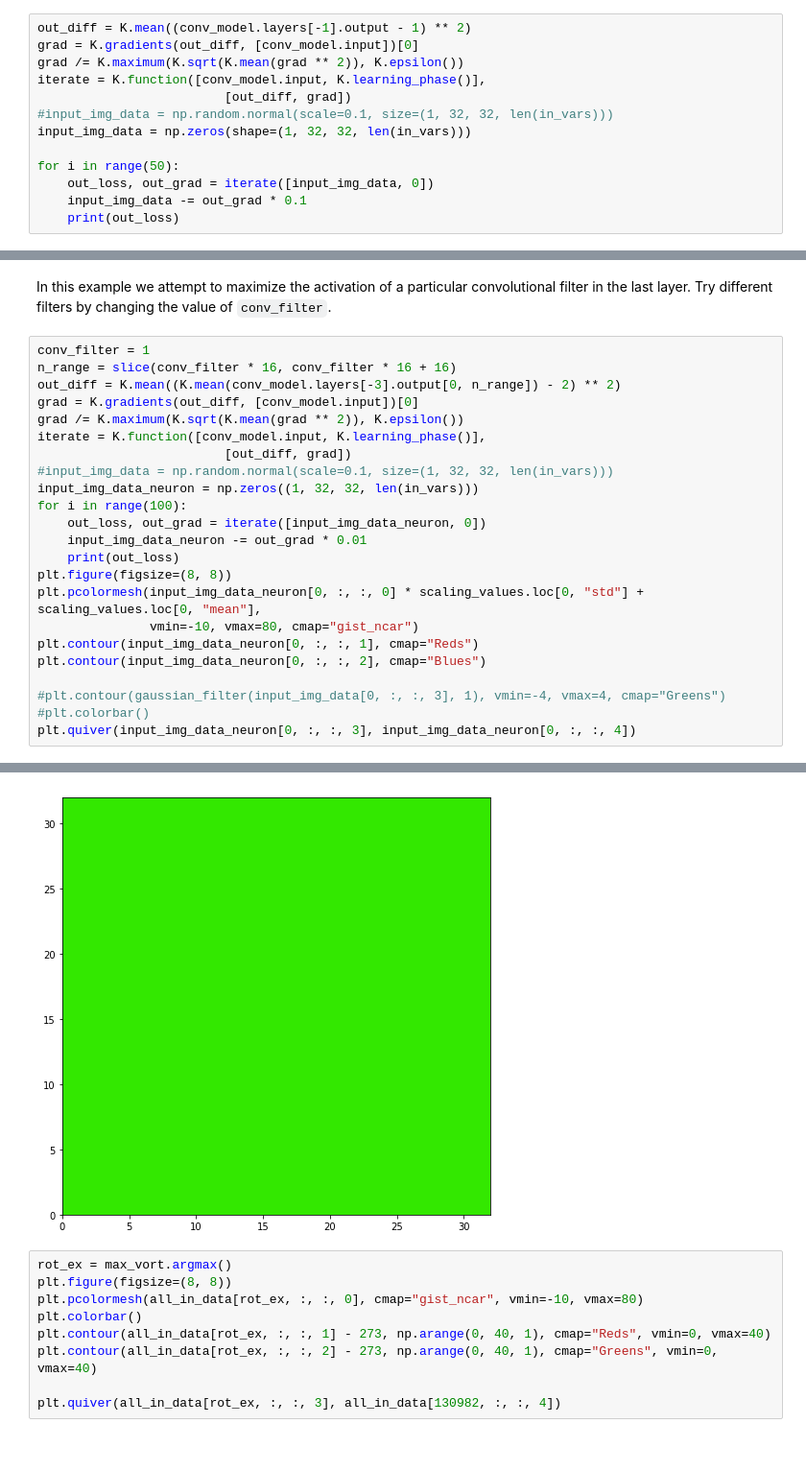
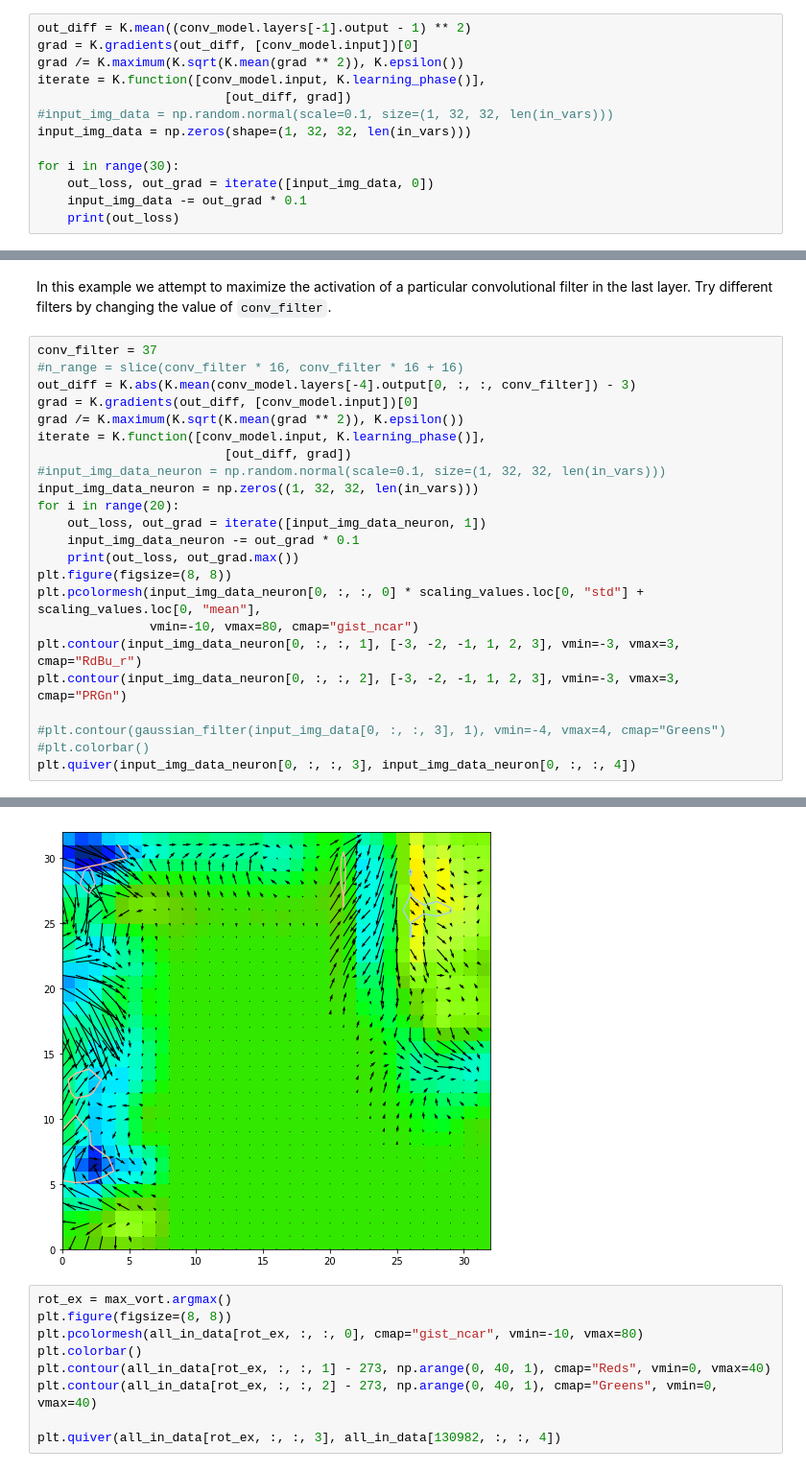
Before and after one commit to djgagne/swirlnet, a Jupyter notebook: notebooks/deep_swirl_tutorial.ipynb, the cells around one changed output, grey strips where cells are left out. Shown at 96% size. Drawn from its saved outputs; the diff is of its cells as text.

```diff
--- a/notebooks/deep_swirl_tutorial.ipynb
+++ b/notebooks/deep_swirl_tutorial.ipynb
@@ -509,7 +512,7 @@ iterate = K.function([conv_model.input, K.learning_phase()],
 #input_img_data = np.random.normal(scale=0.1, size=(1, 32, 32, len(in_vars)))
 input_img_data = np.zeros(shape=(1, 32, 32, len(in_vars)))
 
-for i in range(50):
+for i in range(30):
     out_loss, out_grad = iterate([input_img_data, 0])
     input_img_data -= out_grad * 0.1
     print(out_loss)
@@ -580,24 +605,24 @@ Text(0.5,0.98,'Convolution Filter Weights')
 # %% [markdown]
 In this example we attempt to maximize the activation of a particular convolutional filter in the last layer. Try different filters by changing the value of `conv_filter`.
 # %%
-conv_filter = 1
-n_range = slice(conv_filter * 16, conv_filter * 16 + 16)
-out_diff = K.mean((K.mean(conv_model.layers[-3].output[0, n_range]) - 2) ** 2)
+conv_filter = 37
+#n_range = slice(conv_filter * 16, conv_filter * 16 + 16)
+out_diff = K.abs(K.mean(conv_model.layers[-4].output[0, :, :, conv_filter]) - 3)
 grad = K.gradients(out_diff, [conv_model.input])[0]
 grad /= K.maximum(K.sqrt(K.mean(grad ** 2)), K.epsilon())
 iterate = K.function([conv_model.input, K.learning_phase()],
                          [out_diff, grad])
-#input_img_data = np.random.normal(scale=0.1, size=(1, 32, 32, len(in_vars)))
+#input_img_data_neuron = np.random.normal(scale=0.1, size=(1, 32, 32, len(in_vars)))
 input_img_data_neuron = np.zeros((1, 32, 32, len(in_vars)))
-for i in range(100):
-    out_loss, out_grad = iterate([input_img_data_neuron, 0])
-    input_img_data_neuron -= out_grad * 0.01
-    print(out_loss)
+for i in range(20):
+    out_loss, out_grad = iterate([input_img_data_neuron, 1])
+    input_img_data_neuron -= out_grad * 0.1
+    print(out_loss, out_grad.max())
 plt.figure(figsize=(8, 8))
 plt.pcolormesh(input_img_data_neuron[0, :, :, 0] * scaling_values.loc[0, "std"] + scaling_values.loc[0, "mean"],
                vmin=-10, vmax=80, cmap="gist_ncar")
-plt.contour(input_img_data_neuron[0, :, :, 1], cmap="Reds")
-plt.contour(input_img_data_neuron[0, :, :, 2], cmap="Blues")
+plt.contour(input_img_data_neuron[0, :, :, 1], [-3, -2, -1, 1, 2, 3], vmin=-3, vmax=3, cmap="RdBu_r")
+plt.contour(input_img_data_neuron[0, :, :, 2], [-3, -2, -1, 1, 2, 3], vmin=-3, vmax=3, cmap="PRGn")
 
 #plt.contour(gaussian_filter(input_img_data[0, :, :, 3], 1), vmin=-4, vmax=4, cmap="Greens")
 #plt.colorbar()
@@ -623,5 +651,5 @@ plt.quiver(input_img_data_neuron[0, :, :, 3], input_img_data_neuron[0, :, :, 4])
 <matplotlib.quiver.Quiver at 0x...>
-[figure, old version]
+[figure, new version]
 # %%
 rot_ex = max_vort.argmax()
 plt.figure(figsize=(8, 8))
```
Also changed, not shown: parts of 12 cells of this notebook.
